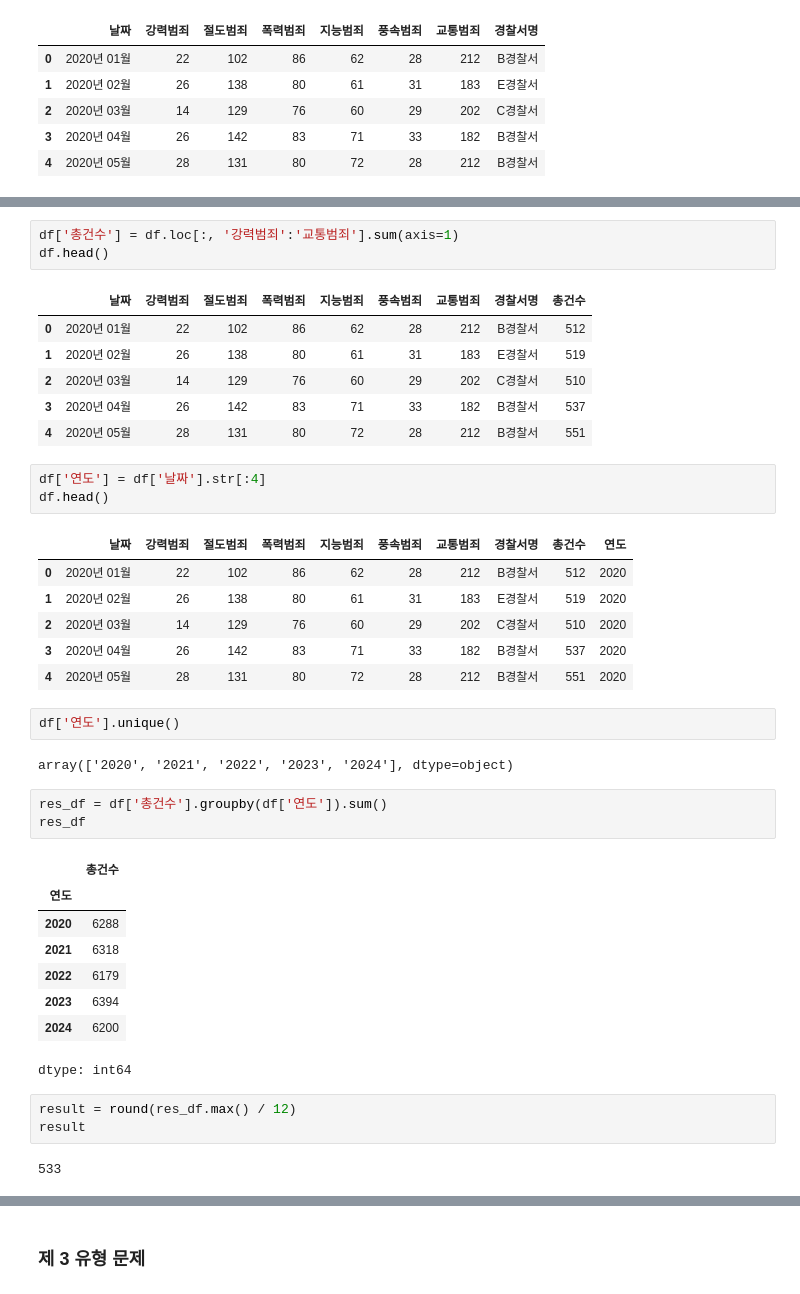
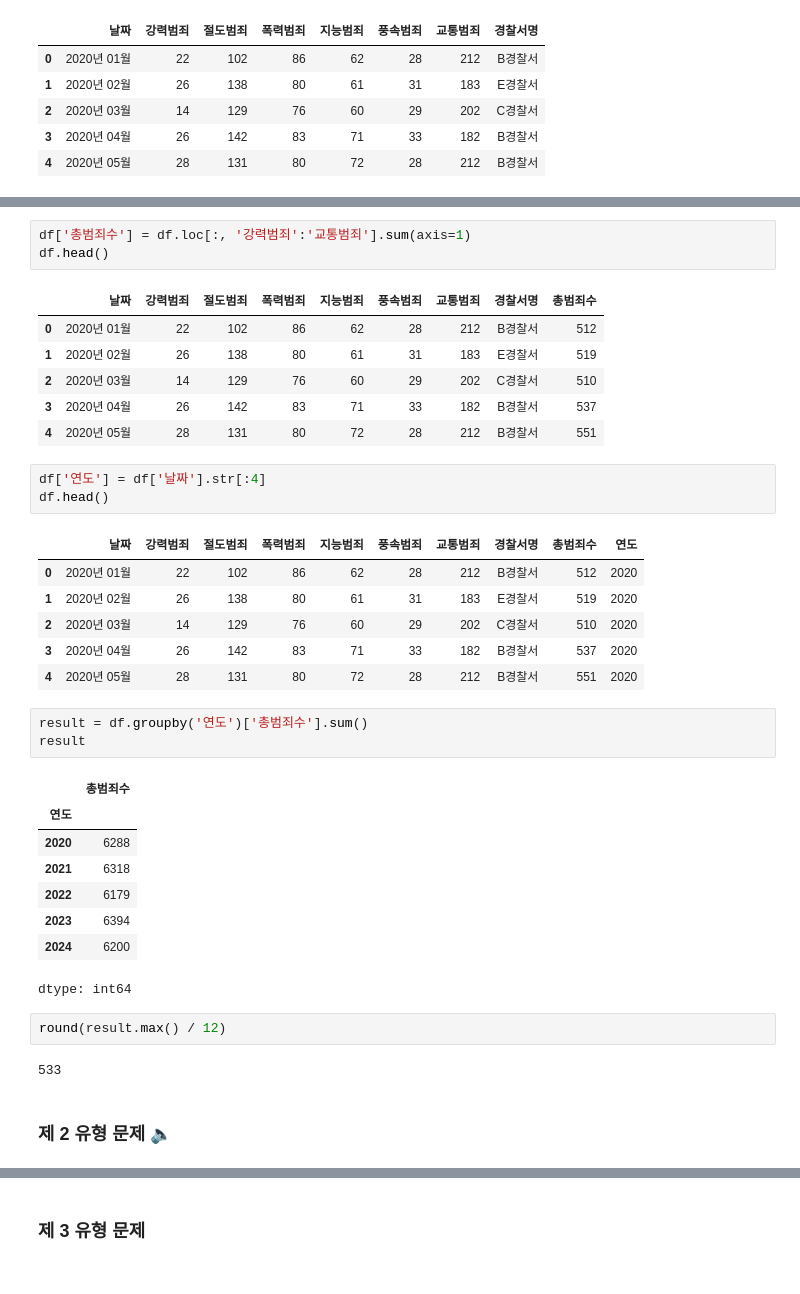
Before and after one commit to va4756/yemoon_bigdata_test, a Jupyter notebook: sinagong_bigdata.ipynb, the cells around one changed output, grey strips where cells are left out. Cells and saved outputs as stored; diff of their text form.

```diff
--- a/sinagong_bigdata.ipynb
+++ b/sinagong_bigdata.ipynb
@@ -1375,8 +1361,8 @@ df.head()
 # %%
-df['총건수'] = df.loc[:, '강력범죄':'교통범죄'].sum(axis=1)
+df['총범죄수'] = df.loc[:, '강력범죄':'교통범죄'].sum(axis=1)
 df.head()
 # %% [output]
-|  | 날짜 | 강력범죄 | 절도범죄 | 폭력범죄 | 지능범죄 | 풍속범죄 | 교통범죄 | 경찰서명 | 총건수 |
+|  | 날짜 | 강력범죄 | 절도범죄 | 폭력범죄 | 지능범죄 | 풍속범죄 | 교통범죄 | 경찰서명 | 총범죄수 |
 | 0 | 2020년 01월 | 22 | 102 | 86 | 62 | 28 | 212 | B경찰서 | 512 |
 | 1 | 2020년 02월 | 26 | 138 | 80 | 61 | 31 | 183 | E경찰서 | 519 |
 | 2 | 2020년 03월 | 14 | 129 | 76 | 60 | 29 | 202 | C경찰서 | 510 |
@@ -1386,21 +1372,17 @@ df.head()
 df['연도'] = df['날짜'].str[:4]
 df.head()
 # %% [output]
-|  | 날짜 | 강력범죄 | 절도범죄 | 폭력범죄 | 지능범죄 | 풍속범죄 | 교통범죄 | 경찰서명 | 총건수 | 연도 |
+|  | 날짜 | 강력범죄 | 절도범죄 | 폭력범죄 | 지능범죄 | 풍속범죄 | 교통범죄 | 경찰서명 | 총범죄수 | 연도 |
 | 0 | 2020년 01월 | 22 | 102 | 86 | 62 | 28 | 212 | B경찰서 | 512 | 2020 |
 | 1 | 2020년 02월 | 26 | 138 | 80 | 61 | 31 | 183 | E경찰서 | 519 | 2020 |
 | 2 | 2020년 03월 | 14 | 129 | 76 | 60 | 29 | 202 | C경찰서 | 510 | 2020 |
 | 3 | 2020년 04월 | 26 | 142 | 83 | 71 | 33 | 182 | B경찰서 | 537 | 2020 |
 | 4 | 2020년 05월 | 28 | 131 | 80 | 72 | 28 | 212 | B경찰서 | 551 | 2020 |
-# %%
-df['연도'].unique()
-# %% [output]
-array(['2020', '2021', '2022', '2023', '2024'], dtype=object)
 # %%
-res_df = df['총건수'].groupby(df['연도']).sum()
-res_df
+result = df.groupby('연도')['총범죄수'].sum()
+result
 # %% [output]
-|  | 총건수 |
+|  | 총범죄수 |
 | 연도 |  |
 | 2020 | 6288 |
 | 2021 | 6318 |
@@ -1408,8 +1390,9 @@ res_df
 | 2023 | 6394 |
 | 2024 | 6200 |
 dtype: int64
-# %%
-result = round(res_df.max() / 12)
-result
-# %% [output]
-533
+# %%
+round(result.max() / 12)
+# %% [output]
+533
+# %% [markdown]
+### 제 2 유형 문제 🔈
```
Also changed, not shown: parts of 17 cells of this notebook.
